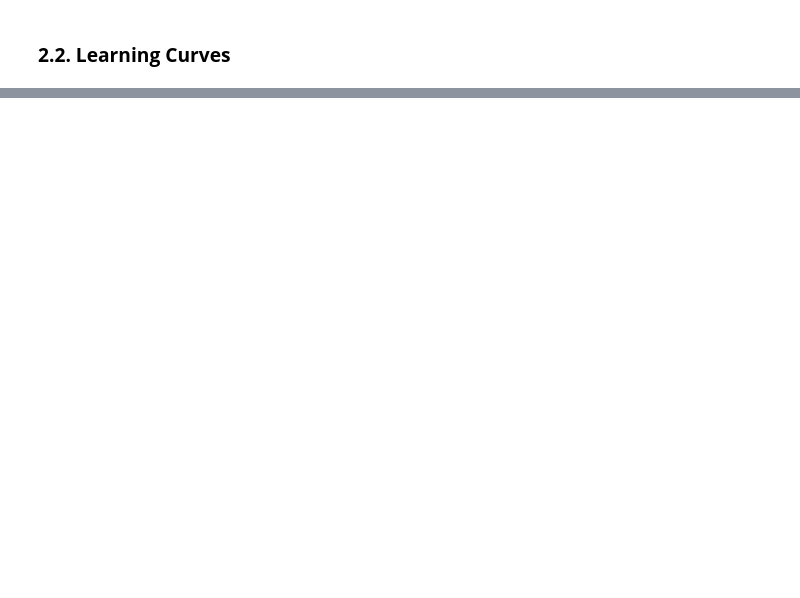
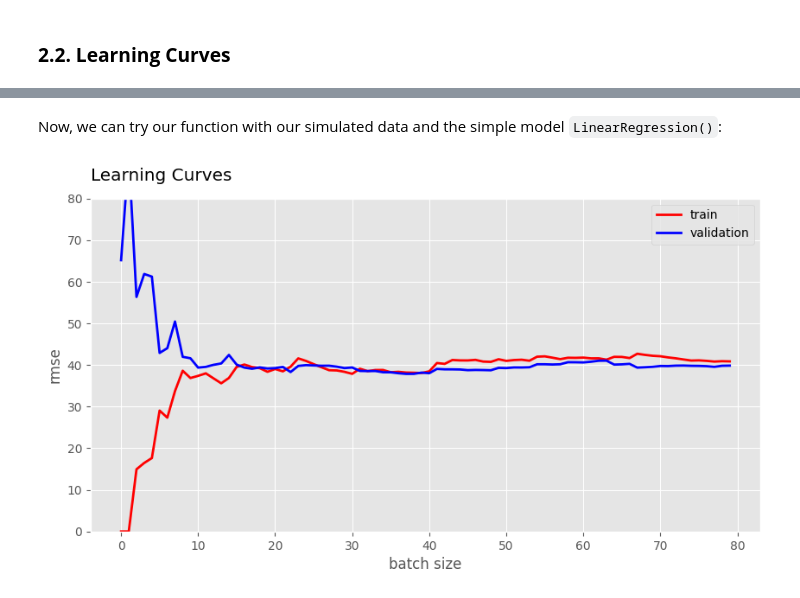
Before and after one commit to YVYX04/ML_First_Steps, a Jupyter notebook: 04_Training_Models.ipynb, the cells around one changed output, grey strips where cells are left out. Drawn from its saved outputs; the diff is of its cells as text; code cells hidden in the pictures; blank space fills up the shorter version.

```diff
--- a/04_Training_Models.ipynb
+++ b/04_Training_Models.ipynb
@@ -1143,0 +1203,11 @@ plt.show()
+# %% [markdown]
+Now, we can try our function with our simulated data and the simple model `LinearRegression()`:
+# %%
+# we reload the data:
+x = np.linspace(-10,10,100)
+y = quadra(x)
+X = np.hstack((np.ones(len(x)).reshape(-1, 1), x.reshape(-1, 1)))
+
+plot_learning_curves(model=LinearRegression(), X=X, y=y)
+# %% [output]
+[figure, added]
```
Also changed, not shown: parts of 19 cells of this notebook.
